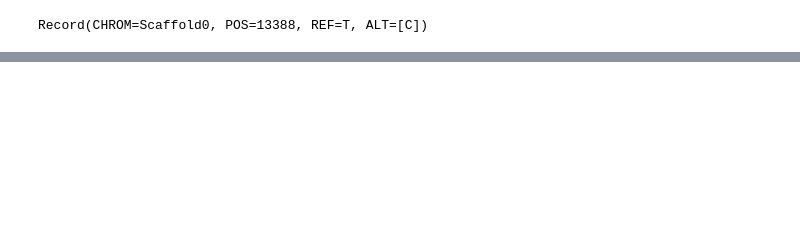
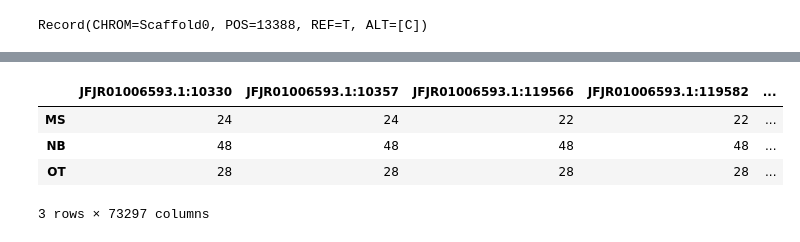
Before and after one commit to xguse/ipy_notebooks, a Jupyter notebook: YALE/ddrad58/2015-07-28__gINLAnd_input_prep.ipynb, the cells around one changed output, grey strips where cells are left out. Saved outputs shown, nothing was run; the diff lists cells and outputs as text; code cells hidden in the pictures; blank space fills up the shorter version.

```diff
--- a/YALE/ddrad58/2015-07-28__gINLAnd_input_prep.ipynb
+++ b/YALE/ddrad58/2015-07-28__gINLAnd_input_prep.ipynb
@@ -37,0 +185,8 @@ True
+# %%
+sample_sizes.
+# %% [output]
+|  | JFJR01006593.1:10330 | JFJR01006593.1:10357 | JFJR01006593.1:119566 | JFJR01006593.1:119582 | ... |
+| MS | 24 | 24 | 22 | 22 | ... |
+| NB | 48 | 48 | 48 | 48 | ... |
+| OT | 28 | 28 | 28 | 28 | ... |
+3 rows × 73297 columns
```
Also changed, not shown: parts of 27 cells of this notebook, 8 other files.
